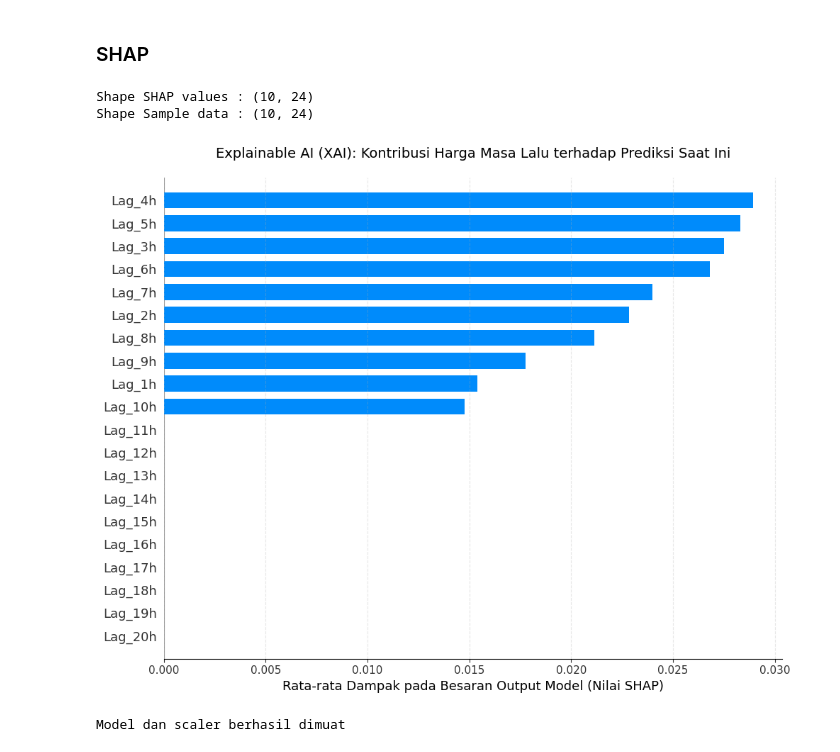
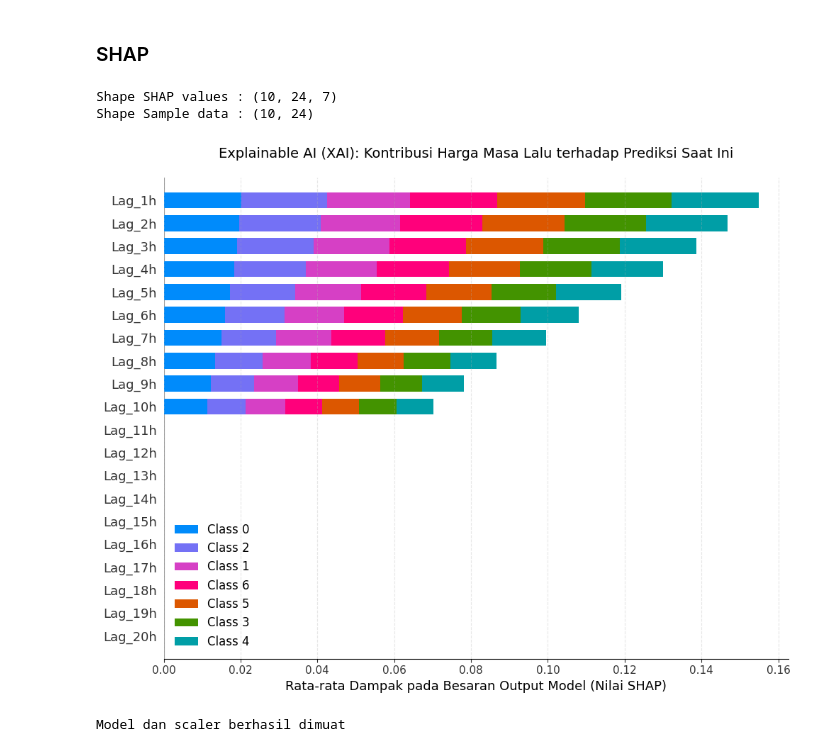
Before and after one commit to sigit-netizen/UASDT, a Jupyter notebook: P2/training/modeling.ipynb, the cells around one changed output. Saved outputs shown, nothing was run; the diff lists cells and outputs as text; code cells hidden in the pictures.

Commit message:
perbaikan model LSTM

```diff
--- a/P2/training/modeling.ipynb
+++ b/P2/training/modeling.ipynb
@@ -176,16 +177,24 @@ y_train = y
 # %% [markdown]
 ### Build Model LSTM
 # %%
+from tensorflow.keras.layers import RepeatVector, TimeDistributed
 
-
-def build_model(units=50, dropout=0.2):
+def build_model(units=50, dropout=0.2, future_step=7):
     model = Sequential()
+    # --- ENCODER ---
     model.add(Input(shape=(TIME_STEP, 1)))
-    model.add(LSTM(units, return_sequences=True))
+    model.add(LSTM(units, return_sequences=False)) # Meringkas info sequence input
     model.add(Dropout(dropout))
 
-    model.add(LSTM(units))
-    model.add(Dense(1))
+    # --- BRIDGE ---
+    # Mengulang output encoder sebanyak future_step (misal 7 kali)
+    model.add(RepeatVector(future_step))
+
+    # --- DECODER ---
+    model.add(LSTM(units, return_sequences=True)) # Menghasilkan sequence output
+
+    # Menerapkan layer Dense(1) ke setiap timestep dari decoder output secara paralel
+    model.add(TimeDistributed(Dense(1)))
 
     model.compile(optimizer='adam', loss='mse')
     return model
@@ -211,6 +220,7 @@ for units in [32, 50, 64]:
     for dropout in [0.1, 0.2]:
 
         K.clear_session()
+        print(f"\n[INFO] Memulai training dengan: Units={units}, Dropout={dropout}...")
 
         model = build_model(units, dropout)
 
@@ -221,16 +231,17 @@ for units in [32, 50, 64]:
             epochs=20,
             batch_size=64,
             callbacks=[early_stop],
-            verbose=0
+            verbose=1
         )
 
         val_loss = min(history.history['val_loss'])
 
         print(
-            f"Units={units}, "
+            f"--> SELESAI: Units={units}, "
             f"Dropout={dropout}, "
-            f"Val Loss={val_loss:.6f}"
+            f"Val Loss Terbaik={val_loss:.6f}"
         )
+        print("-" * 50)
 
         if val_loss < best_val_loss:
             best_val_loss = val_loss
@@ -281,12 +298,17 @@ X_train_flat = X_train.reshape(X_train.shape[0], -1)
 background_data = shap.sample(X_train_flat, 50)
 sample_data = X_train_flat[:10]
 
-# 3. Wrapper untuk Model LSTM
+# 3. Wrapper untuk Model LSTM (Disesuaikan untuk Output Multi-Step / Many-to-Many)
 def predict_wrapper(x):
     # Kembalikan ke bentuk 3D (samples, timesteps, features) untuk input LSTM
     x_3d = x.reshape(x.shape[0], 24, 1)
-    # Prediksi dan ratakan ke 1D array
-    return best_model.predict(x_3d, verbose=0).flatten()
+    preds = best_model.predict(x_3d, verbose=0)
+
+    # Jika output berbentuk 3D (samples, future_step, 1), ubah ke 2D (samples, future_step)
+    if len(preds.shape) == 3:
+        preds = preds.reshape(preds.shape[0], -1)
+
+    return preds
 
 # 4. Hitung SHAP values dengan KernelExplainer
 explainer = shap.KernelExplainer(predict_wrapper, background_data)
@@ -300,35 +322,35 @@ if isinstance(shap_values, list):
 # Pastikan shap_values adalah numpy array 2D
 shap_values = np.array(shap_values)
 
 print("Shape SHAP values :", shap_values.shape)
 print("Shape Sample data :", sample_data.shape)
 
 # 6. Visualisasi Plot
 plt.clf() # Membersihkan kanvas sebelumnya (mencegah plot kosong)
 
 # Generate plot tanpa menampilkan langsung (show=False)
 shap.summary_plot(
     shap_values,
     sample_data,
     feature_names=feature_names,
     plot_type="bar",
     show=False
 )
 
 # Kustomisasi Figure Matplotlib SETELAH plot SHAP dibuat
 fig = plt.gcf()
 fig.set_size_inches(10, 8) # Atur ukuran di sini
 plt.title("Explainable AI (XAI): Kontribusi Harga Masa Lalu terhadap Prediksi Saat Ini", fontsize=14, pad=20)
 plt.xlabel("Rata-rata Dampak pada Besaran Output Model (Nilai SHAP)")
 plt.grid(axis='x', linestyle='--', alpha=0.3)
 plt.tight_layout()
 
 # Tampilkan plot
 plt.show()
 # %% [output]
-Shape SHAP values : (10, 24)
+Shape SHAP values : (10, 24, 7)
 Shape Sample data : (10, 24)
-[figure, old version]
+[figure, new version]
 # %%
 
 
```
Also changed, not shown: parts of 13 cells of this notebook, 1 other file.
